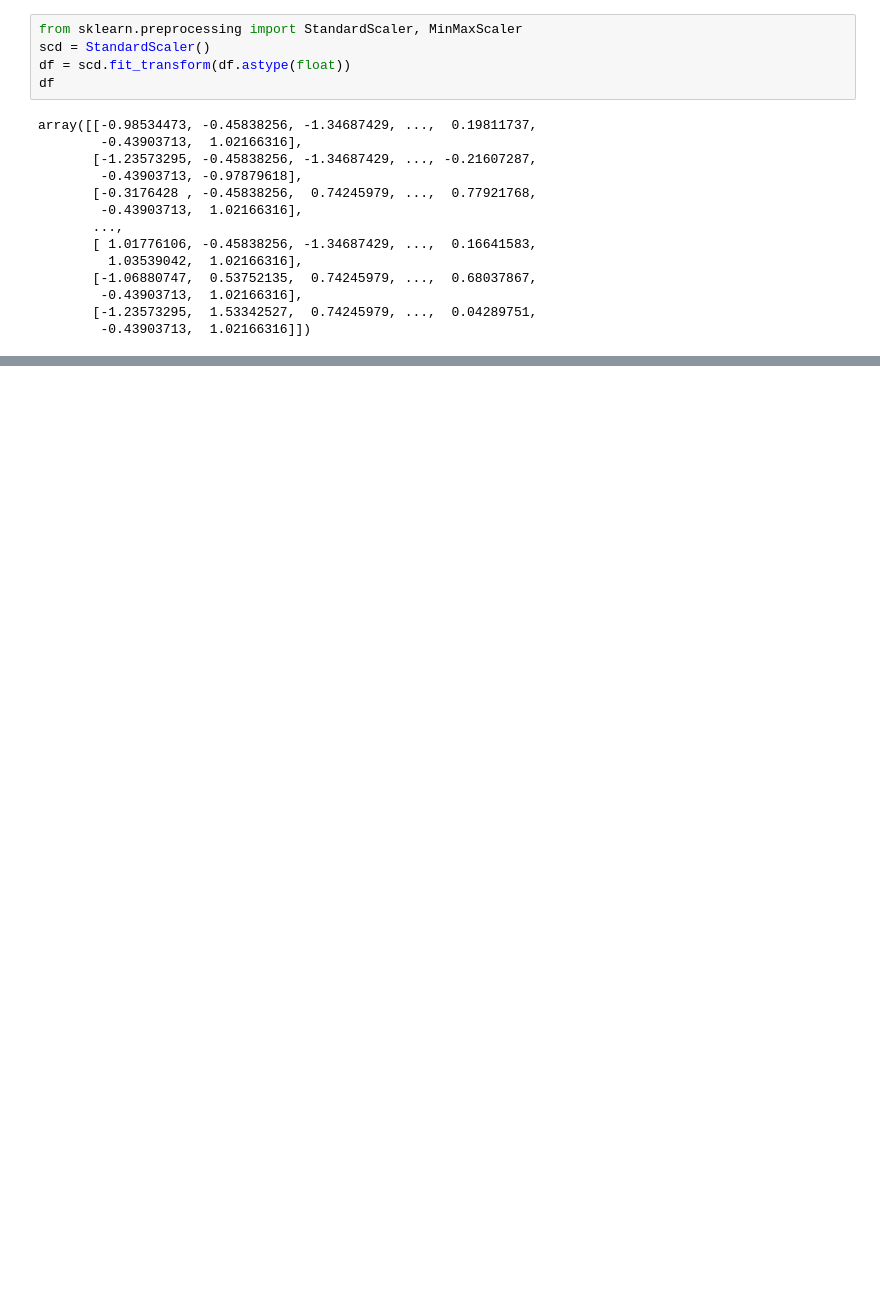
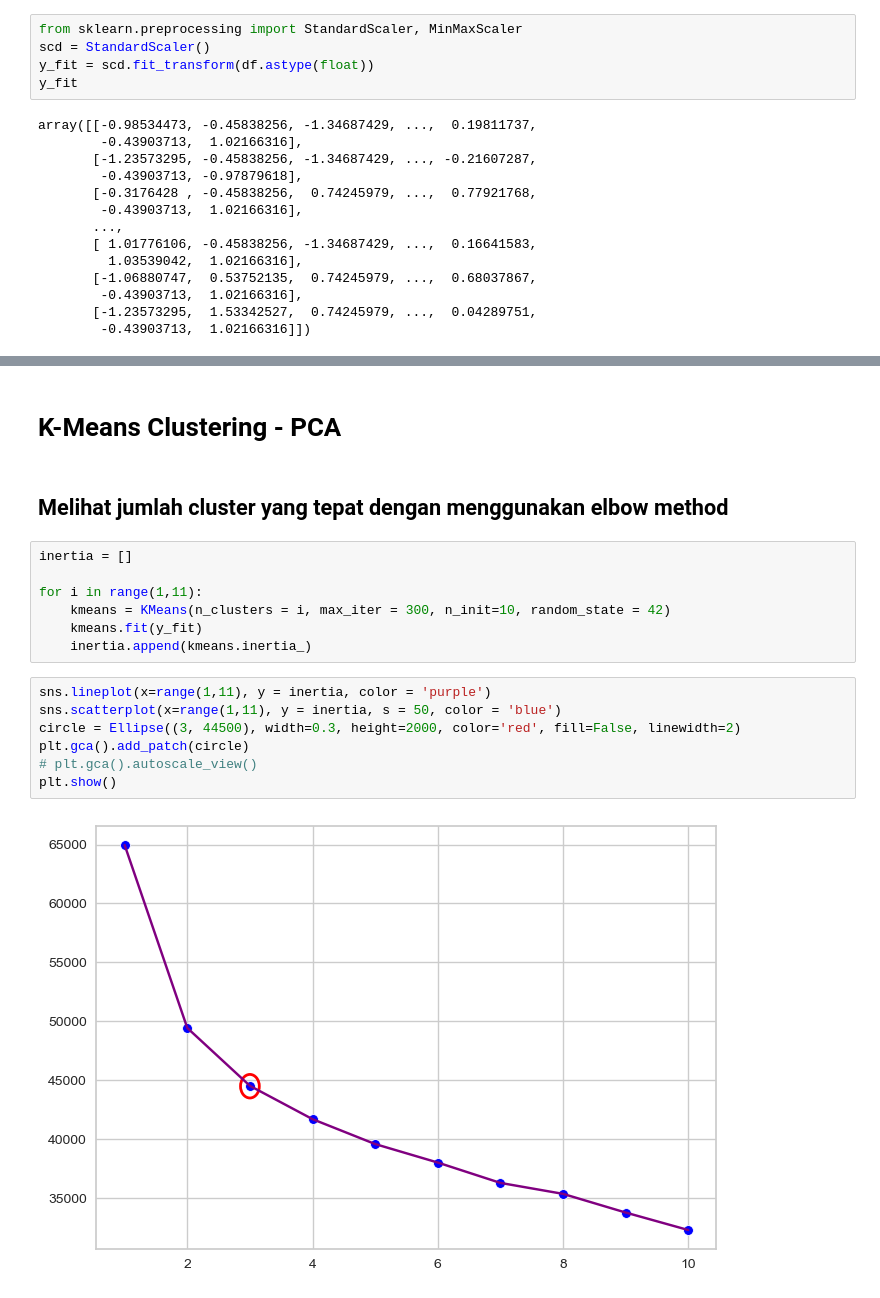
Before and after one commit to ariniamsr/Predict-Customer-Personality-to-Boost-Marketing-Campaign-by-Using-Machine-Learning, a Jupyter notebook: mipro3.ipynb, the cells around one changed output, grey strips where cells are left out. Drawn from its saved outputs; the diff is of its cells as text; blank space fills up the shorter version.

```diff
--- a/mipro3.ipynb
+++ b/mipro3.ipynb
@@ -465,8 +486,8 @@ df
 # %%
 from sklearn.preprocessing import StandardScaler, MinMaxScaler
 scd = StandardScaler()
-df = scd.fit_transform(df.astype(float))
-df
+y_fit = scd.fit_transform(df.astype(float))
+y_fit
 # %% [output]
 array([[-0.98534473, -0.45838256, -1.34687429, ...,  0.19811737,
         -0.43903713,  1.02166316],
@@ -483,0 +523,20 @@ array([[-0.98534473, -0.45838256, -1.34687429, ...,  0.19811737,
+# %% [markdown]
+# K-Means Clustering - PCA
+# %% [markdown]
+## Melihat jumlah cluster yang tepat dengan menggunakan elbow method
+# %%
+inertia = []
+
+for i in range(1,11):
+    kmeans = KMeans(n_clusters = i, max_iter = 300, n_init=10, random_state = 42)
+    kmeans.fit(y_fit)
+    inertia.append(kmeans.inertia_)
+# %%
+sns.lineplot(x=range(1,11), y = inertia, color = 'purple')
+sns.scatterplot(x=range(1,11), y = inertia, s = 50, color = 'blue')
+circle = Ellipse((3, 44500), width=0.3, height=2000, color='red', fill=False, linewidth=2)
+plt.gca().add_patch(circle)
+# plt.gca().autoscale_view()
+plt.show()
+# %% [output]
+[figure, added]
```
Also changed, not shown: parts of 15 cells of this notebook.
